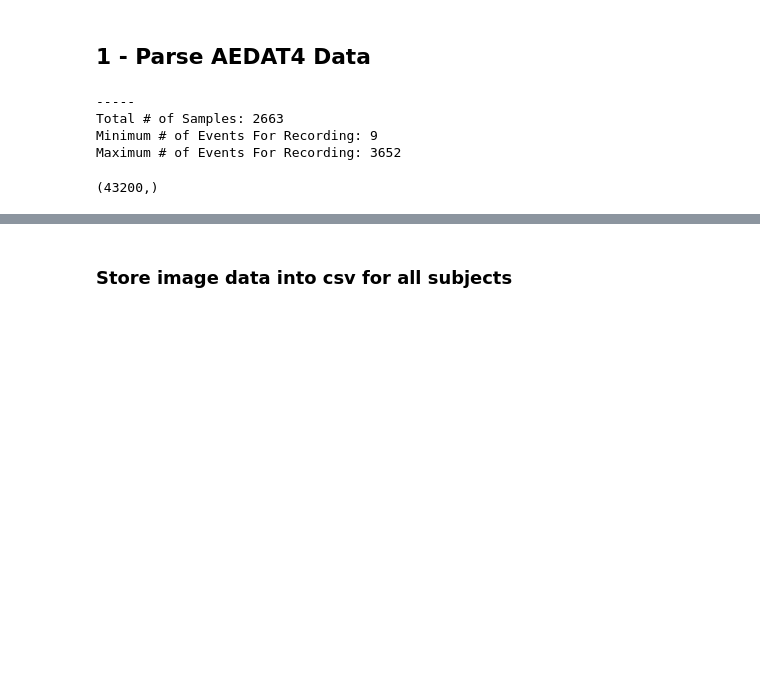
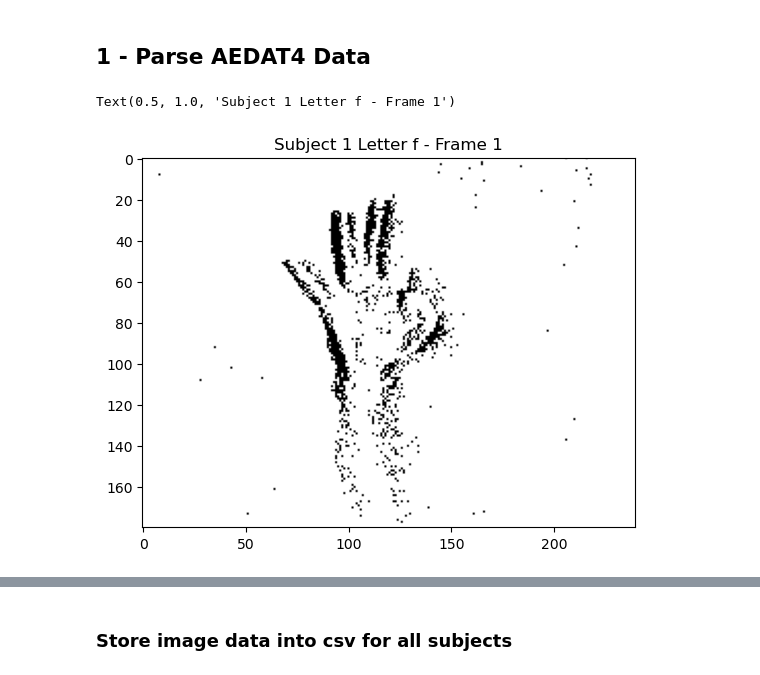
Before and after one commit to patelria007/COSC525_ASL_SNN, a Jupyter notebook: utils/data_viz.ipynb, the cells around one changed output, grey strips where cells are left out. Drawn from its saved outputs; the diff is of its cells as text; code cells hidden in the pictures; blank space fills up the shorter version.

```diff
--- a/utils/data_viz.ipynb
+++ b/utils/data_viz.ipynb
@@ -37,18 +31,22 @@ def generate_gif(imgs, subject, letter):
     imgs[0].save(f"../animations/subject{subject}_{letter}.gif", save_all=True, append_images=imgs[1:], duration=d, loop=0)
 
 
-def events_to_img(sample, resolution):
+def events_to_img(sample, resolution, gif=False):
     white = (255.0, 255.0, 255.0)
     black = (0.0, 0.0, 0.0)
 
-    eviz = dv.visualization.EventVisualizer(resolution, black, white, white)
+    if gif:
+        eviz = dv.visualization.EventVisualizer(resolution, white, black, black)
+    else:
+        eviz = dv.visualization.EventVisualizer(resolution, black, white, white)
+
     img = eviz.generateImage(sample)
     img = Image.fromarray(img).convert('L') # Convert to grayscale image (3 channels -> 1 channel)
     img = np.array(img) / 255.0
 
     return img
 
-def parse_aedat(file):
+def parse_aedat(file, gif=False):
 
     # Read event stream from file and split into event packets
     recording = dv.io.MonoCameraRecording(file)
@@ -72,16 +70,16 @@ def parse_aedat(file):
                 max_batch_size = sample_length
 
             # Create image from sample of recording
-            imgs.append(events_to_img(sample, resolution))
+            imgs.append(events_to_img(sample, resolution, gif))
 
             samples += 1
 
 
-        print("\n-----")
-        print("Total # of Samples:", samples)
-        print("Minimum # of Events For Recording:", min_batch_size)
-        print("Maximum # of Events For Recording:", max_batch_size)
+        # print("\n-----")
+        # print("Total # of Samples:", samples)
+        # print("Minimum # of Events For Recording:", min_batch_size)
+        # print("Maximum # of Events For Recording:", max_batch_size)
 
-    return np.array(imgs)
+    return resolution, imgs
 # %% [markdown]
 ## 1 - Parse AEDAT4 Data
@@ -93,16 +86,22 @@ GIF = False
-# %%
-imgs = parse_aedat(AEDAT)
-
-if GIF:
-    generate_gif(imgs, subject, letter)
-
-img = imgs[0]
-# %% [output]
------
-Total # of Samples: 2663
-Minimum # of Events For Recording: 9
-Maximum # of Events For Recording: 3652
-# %%
-imgs[0].flatten().shape
-# %% [output]
-(43200,)
+# %%
+subject = 1
+letter = 'f'
+AEDAT = f"../data/aedat/subject{subject}/{letter}.aedat4"
+GIF = False
+
+resolution, imgs = parse_aedat(AEDAT)
+
+white = (255.0, 255.0, 255.0)
+black = (0.0, 0.0, 0.0)
+
+record = dv.io.MonoCameraRecording(AEDAT)
+sample = record.getNextEventBatch()
+eviz = dv.visualization.EventVisualizer(resolution, white, black, black)
+img = eviz.generateImage(sample)
+
+# Image in 3 channels
+plt.imshow(img)
+plt.title("Subject 1 Letter f - Frame 1")
+# %% [output]
+Text(0.5, 1.0, 'Subject 1 Letter f - Frame 1')
+[figure, added]
```
Also changed, not shown: parts of 20 cells of this notebook.
